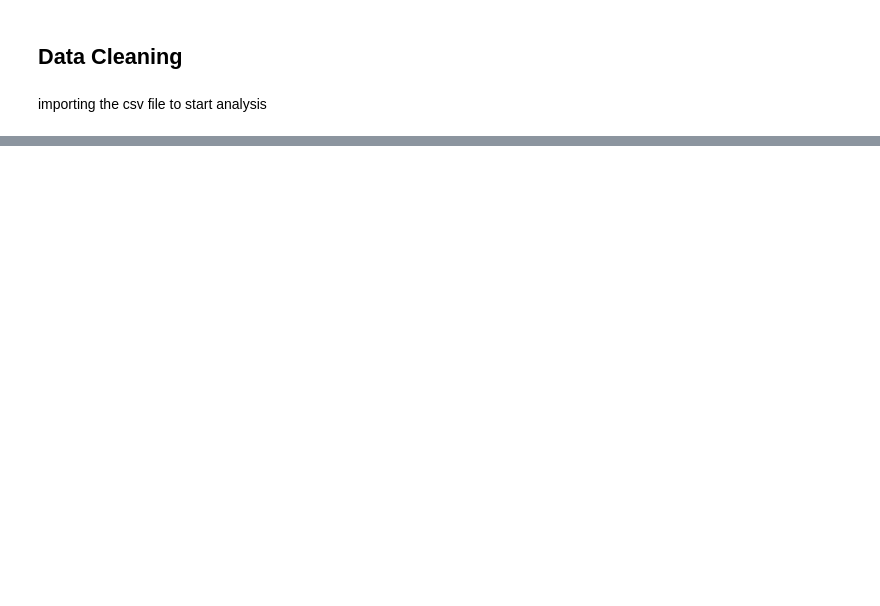
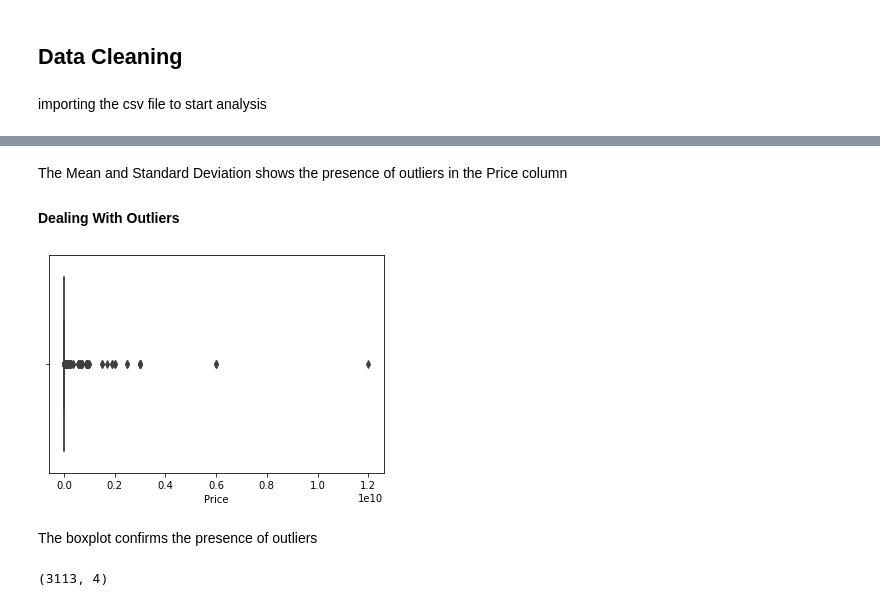
Before and after one commit to Kehindeadebisi/Housing-Prediction, a Jupyter notebook: Housing_Prices.ipynb, the cells around one changed output, grey strips where cells are left out. Cells and saved outputs as stored; diff of their text form; code cells hidden in the pictures; blank space fills up the shorter version.

```diff
--- a/Housing_Prices.ipynb
+++ b/Housing_Prices.ipynb
@@ -140,0 +328,5 @@ Name: Address, Length: 8118, dtype: object
+# %%
+listing=pd.read_csv('Cleaned-listing.csv')
+# %%
+listing=listing.fillna(method='ffill')
+listing.isnull().sum()
@@ -140,0 +351,10 @@ Name: Address, Length: 8118, dtype: object
+# %% [markdown]
+The Mean and Standard Deviation shows the presence of outliers in the Price column
+
+#### Dealing With Outliers
+# %%
+sns.boxplot(x=listing['Price']);
+# %% [output]
+[figure, added]
+# %% [markdown]
+The boxplot confirms the presence of outliers
@@ -140,0 +374,4 @@ Name: Address, Length: 8118, dtype: object
+# %%
+listing.shape
+# %% [output]
+(3113, 4)
```
Also changed, not shown: parts of 65 cells of this notebook, 3 other files.
